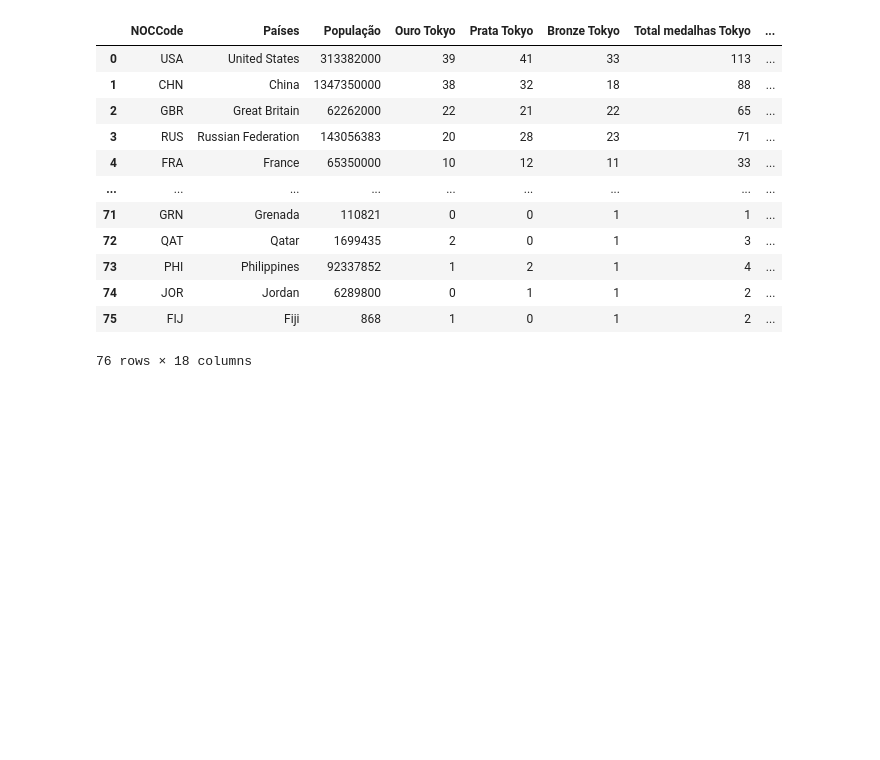
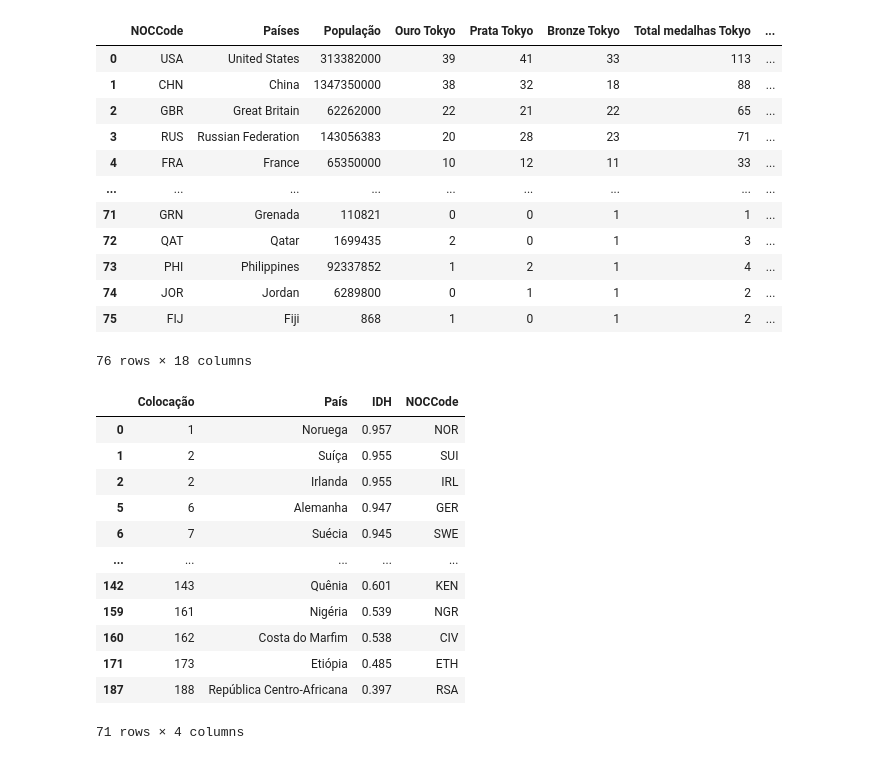
Before and after one commit to brunabellini/Projeto_Olimpiadas, a Jupyter notebook: olimpiada.ipynb, the cells around one changed output. Saved outputs shown, nothing was run; the diff lists cells and outputs as text; code cells hidden in the pictures; blank space fills up the shorter version.

```diff
--- a/olimpiada.ipynb
+++ b/olimpiada.ipynb
@@ -386,3 +387,22 @@ juntos_2
 | 74 | JOR | Jordan | 6289800 | 0 | 1 | 1 | 2 | ... |
 | 75 | FIJ | Fiji | 868 | 1 | 0 | 1 | 2 | ... |
 76 rows × 18 columns
+# %%
+idh_2019 =pd.read_csv('./Data/idh_global2019.csv', sep=';')
+idh_2019.drop(['Unnamed: 0'], axis=1,inplace=True)
+idh_2019.dropna(inplace= True)
+idh_2019
+# %% [output]
+|  | Colocação | País | IDH | NOCCode |
+| 0 | 1 | Noruega | 0.957 | NOR |
+| 1 | 2 | Suíça | 0.955 | SUI |
+| 2 | 2 | Irlanda | 0.955 | IRL |
+| 5 | 6 | Alemanha | 0.947 | GER |
+| 6 | 7 | Suécia | 0.945 | SWE |
+| ... | ... | ... | ... | ... |
+| 142 | 143 | Quênia | 0.601 | KEN |
+| 159 | 161 | Nigéria | 0.539 | NGR |
+| 160 | 162 | Costa do Marfim | 0.538 | CIV |
+| 171 | 173 | Etiópia | 0.485 | ETH |
+| 187 | 188 | República Centro-Africana | 0.397 | RSA |
+71 rows × 4 columns
```
Also changed, not shown: parts of 3 cells of this notebook, 1 other file.
